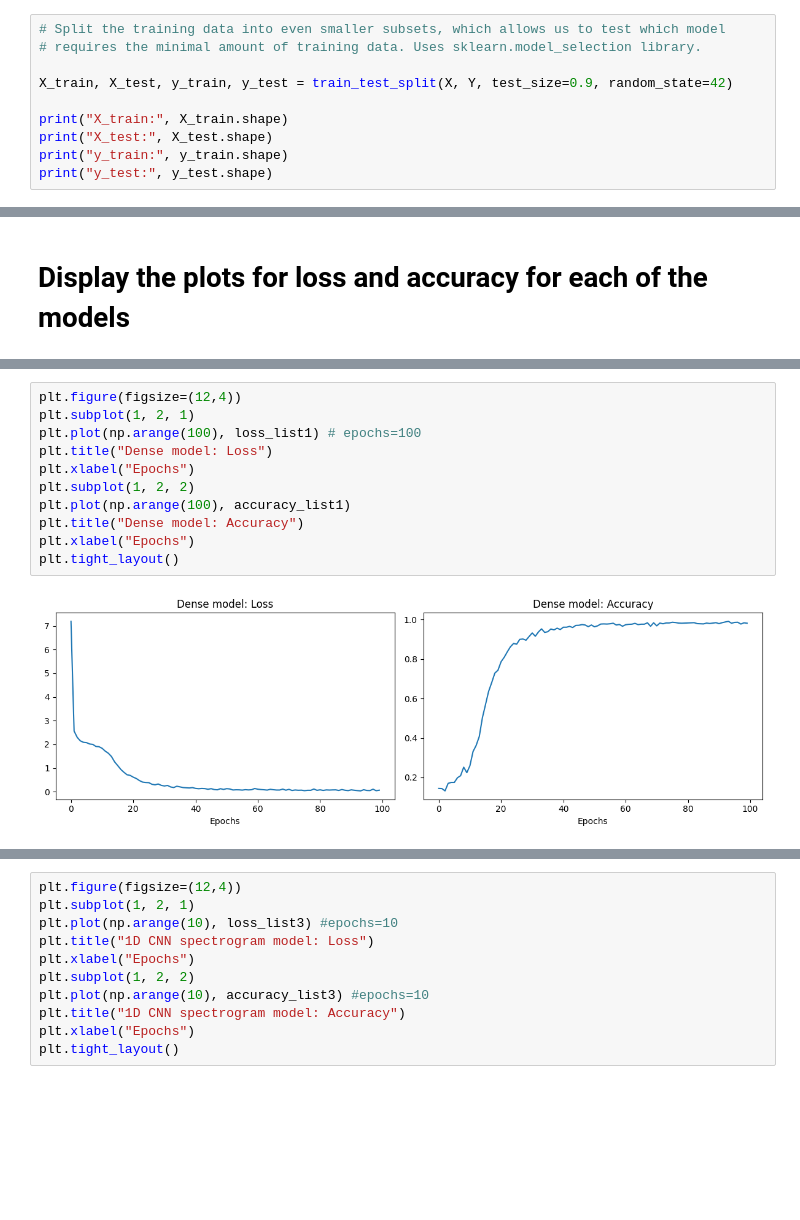
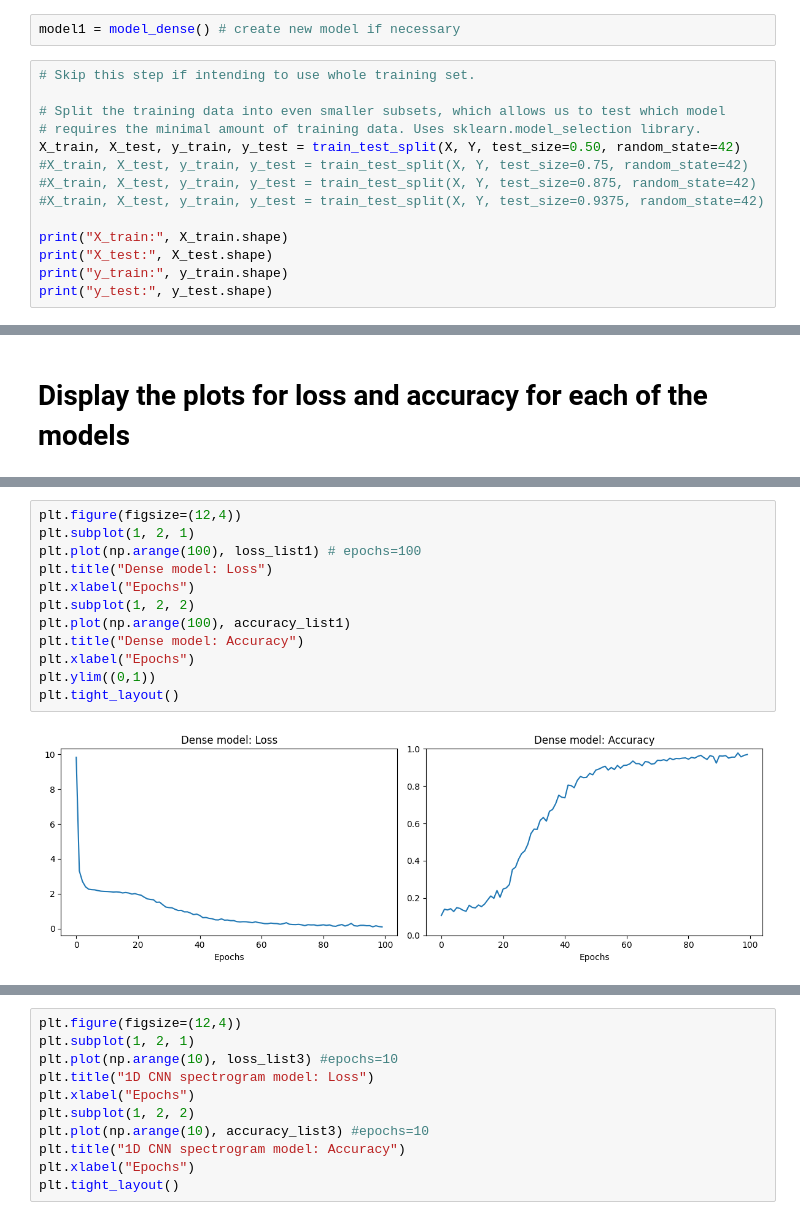
Before and after one commit to gauravmodak2001/Guitar_Chord_Pred, a Jupyter notebook: Guitar_Chord_Prediction.ipynb, the cells around one changed output, grey strips where cells are left out. Cells and saved outputs as stored; diff of their text form; blank space fills up the shorter version.

```diff
--- a/Guitar_Chord_Prediction.ipynb
+++ b/Guitar_Chord_Prediction.ipynb
@@ -307,11 +308,17 @@ print(f"Shape of Y: {Y.shape}")
 [0 0 0 ... 7 7 7]
 Shape of X: (1440, 80)
 Shape of Y: (1440, 8)
+# %%
+model1 = model_dense() # create new model if necessary
 # %%
+# Skip this step if intending to use whole training set.
+
 # Split the training data into even smaller subsets, which allows us to test which model
 # requires the minimal amount of training data. Uses sklearn.model_selection library.
-
-X_train, X_test, y_train, y_test = train_test_split(X, Y, test_size=0.9, random_state=42)
+X_train, X_test, y_train, y_test = train_test_split(X, Y, test_size=0.50, random_state=42)
+#X_train, X_test, y_train, y_test = train_test_split(X, Y, test_size=0.75, random_state=42)
+#X_train, X_test, y_train, y_test = train_test_split(X, Y, test_size=0.875, random_state=42)
+#X_train, X_test, y_train, y_test = train_test_split(X, Y, test_size=0.9375, random_state=42)
 
 print("X_train:", X_train.shape)
 print("X_test:", X_test.shape)
@@ -476,16 +586,17 @@ Maximum Accuracy = 99.17%
 # %%
 plt.figure(figsize=(12,4))
 plt.subplot(1, 2, 1)
 plt.plot(np.arange(100), loss_list1) # epochs=100
 plt.title("Dense model: Loss")
 plt.xlabel("Epochs")
 plt.subplot(1, 2, 2)
 plt.plot(np.arange(100), accuracy_list1)
 plt.title("Dense model: Accuracy")
 plt.xlabel("Epochs")
+plt.ylim((0,1))
 plt.tight_layout()
 # %% [output]
-[figure, old version]
+[figure, new version]
 # %%
 history_dict2 = history2.history
 loss_list2 = history_dict2['loss']
```
Also changed, not shown: parts of 38 cells of this notebook, 5 other files.
